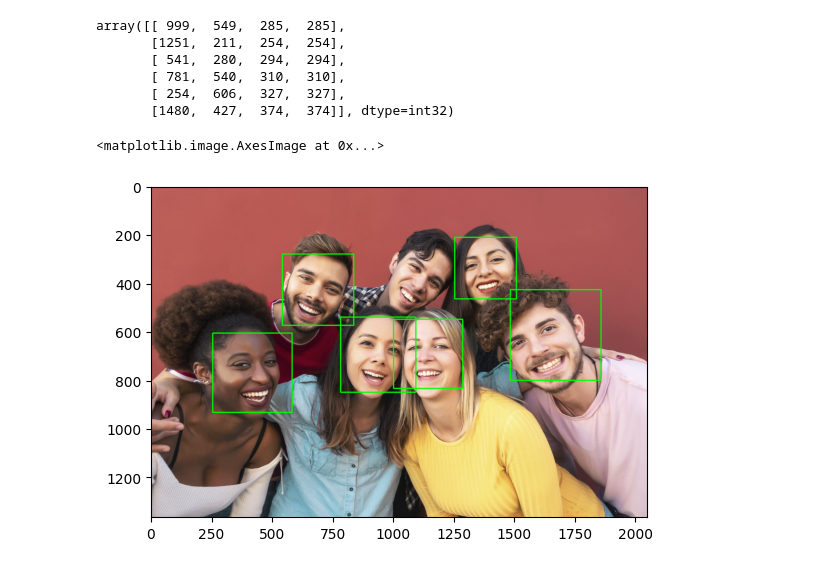
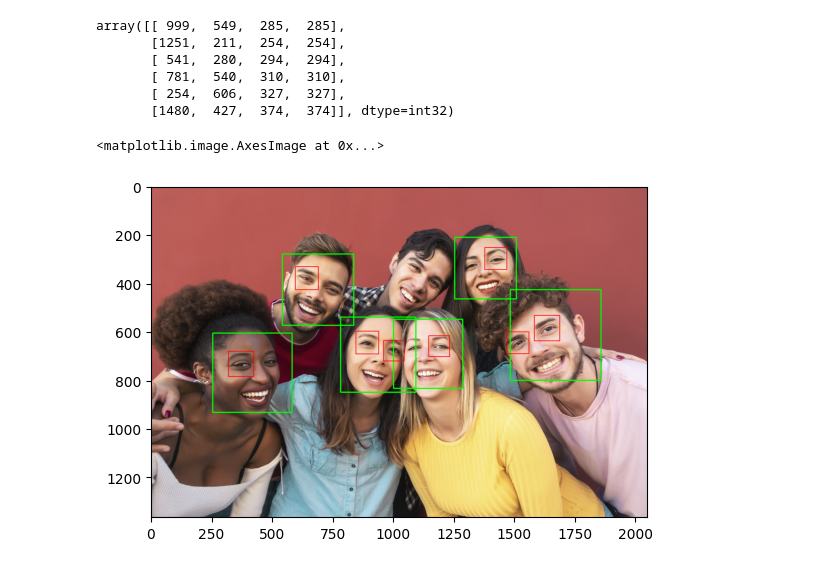
Before and after one commit to knotiome/ml3dvfx, a Jupyter notebook: opencv/open_cv_intro.ipynb, the cells around one changed output. Saved outputs shown, nothing was run; the diff lists cells and outputs as text; code cells hidden in the pictures.

```diff
--- a/opencv/open_cv_intro.ipynb
+++ b/opencv/open_cv_intro.ipynb
@@ -24,10 +24,16 @@ array([[ 999,  549,  285,  285],
        [ 781,  540,  310,  310],
        [ 254,  606,  327,  327],
        [1480,  427,  374,  374]], dtype=int32)
+# %%
+eye_detector = cv2.CascadeClassifier('haarcascade_eye.xml')
+eye_detections = eye_detector.detectMultiScale(img_gray, scaleFactor=1.08, minNeighbors=10,minSize=(80,80))
 # %%
 for (x,y,w,h) in face_detections:
     cv2.rectangle(img, (x,y),(x+w, y+h), (0,255,0), 4)
+
+for (x,y,w,h) in eye_detections:
+    cv2.rectangle(img, (x,y), (x + w, y + h), (0, 0, 255), 2)
 plt.imshow(cv2.cvtColor(img, cv2.COLOR_BGR2RGB))
 # %% [output]
 <matplotlib.image.AxesImage at 0x...>
-[figure, old version]
+[figure, new version]
```
Also changed, not shown: 1 other file.
